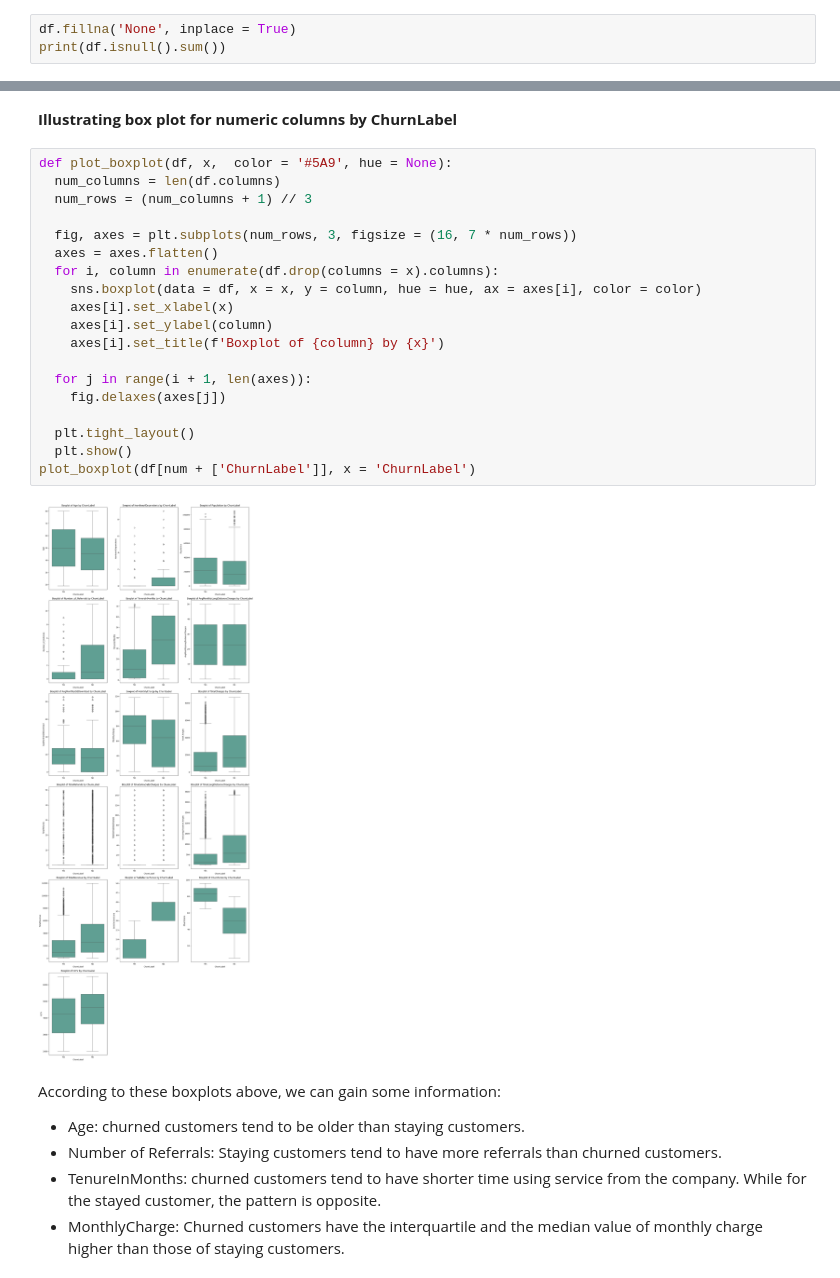
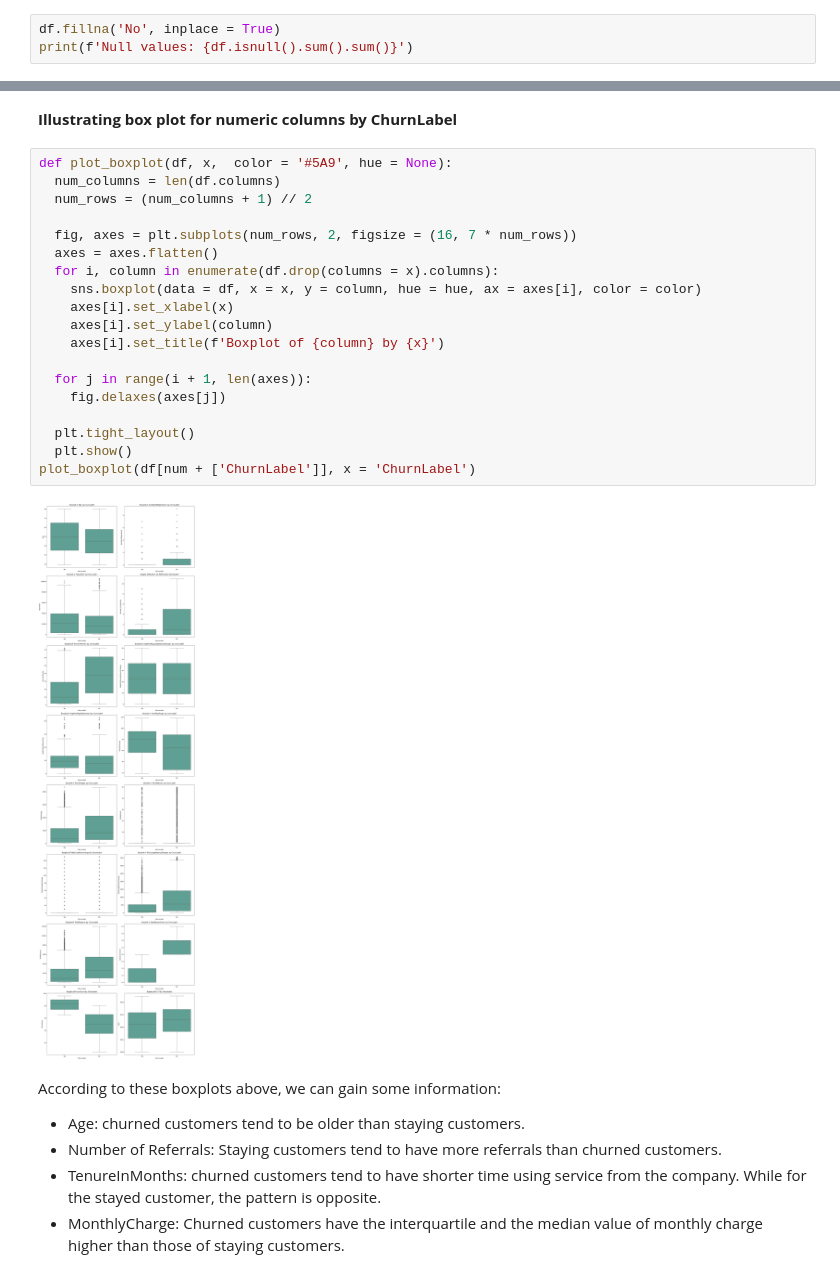
Before and after one commit to Ulderrajd/Telco-Customer-Churn, a Jupyter notebook: Telco_Customer_Churn.ipynb, the cells around one changed output, grey strips where cells are left out. Cells and saved outputs as stored; diff of their text form.

```diff
--- a/Telco_Customer_Churn.ipynb
+++ b/Telco_Customer_Churn.ipynb
@@ -149,6 +151,6 @@ dtype: int64
 # %% [markdown]
 **Replace Null values**
 # %%
-df.fillna('None', inplace = True)
-print(df.isnull().sum())
+df.fillna('No', inplace = True)
+print(f'Null values: {df.isnull().sum().sum()}')
 # %% [output]
@@ -267,24 +256,24 @@ plot_histplot(df[num])
 # %%
 def plot_boxplot(df, x,  color = '#5A9', hue = None):
   num_columns = len(df.columns)
-  num_rows = (num_columns + 1) // 3
+  num_rows = (num_columns + 1) // 2
 
-  fig, axes = plt.subplots(num_rows, 3, figsize = (16, 7 * num_rows))
+  fig, axes = plt.subplots(num_rows, 2, figsize = (16, 7 * num_rows))
   axes = axes.flatten()
   for i, column in enumerate(df.drop(columns = x).columns):
     sns.boxplot(data = df, x = x, y = column, hue = hue, ax = axes[i], color = color)
     axes[i].set_xlabel(x)
     axes[i].set_ylabel(column)
     axes[i].set_title(f'Boxplot of {column} by {x}')
 
   for j in range(i + 1, len(axes)):
     fig.delaxes(axes[j])
 
   plt.tight_layout()
   plt.show()
 plot_boxplot(df[num + ['ChurnLabel']], x = 'ChurnLabel')
 # %% [output]
-[figure, old version]
+[figure, new version]
 # %% [markdown]
 According to these boxplots above, we can gain some information:
 * Age: churned customers tend to be older than staying customers.
```
Also changed, not shown: parts of 29 cells of this notebook.
